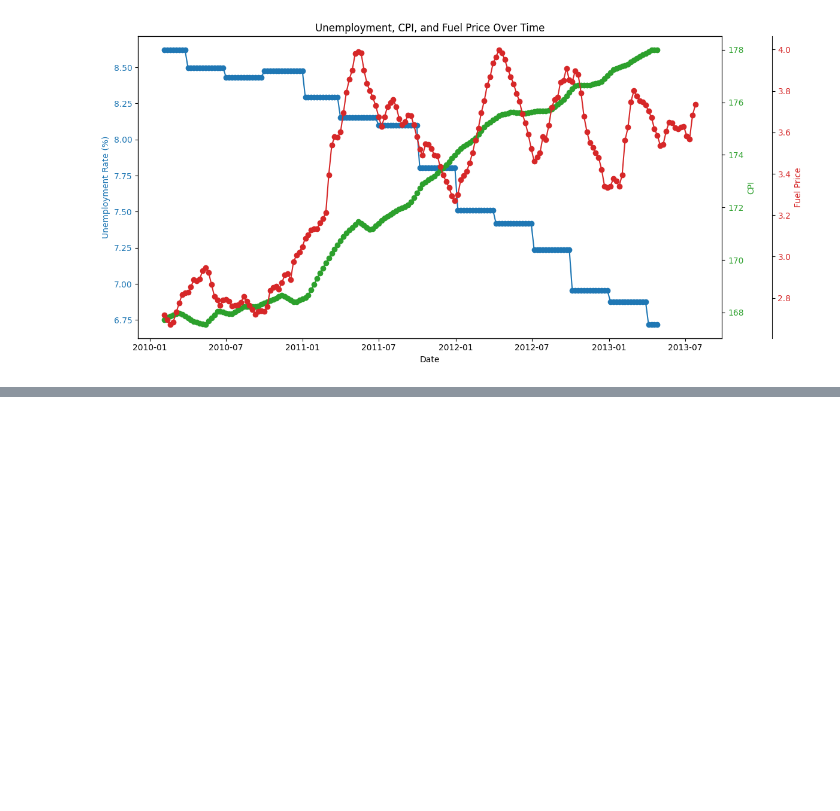
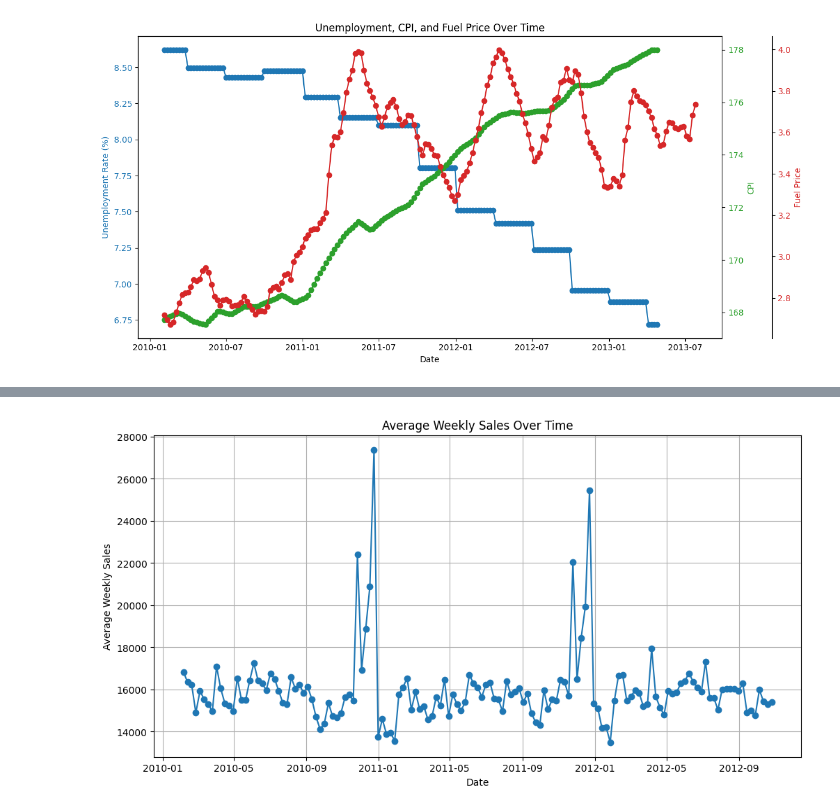
Before and after one commit to synapticsynergy/sales-forecasting-explore, a Jupyter notebook: experiments/observations/dataset_exploration.ipynb, the cells around one changed output, grey strips where cells are left out. Saved outputs shown, nothing was run; the diff lists cells and outputs as text; code cells hidden in the pictures; blank space fills up the shorter version.

```diff
--- a/experiments/observations/dataset_exploration.ipynb
+++ b/experiments/observations/dataset_exploration.ipynb
@@ -368,3 +368,8 @@ fig.tight_layout()
 plt.show()
 # %% [output]
 [figure]
+# %%
+# Convert the 'date' column to datetime if it's not already
+train_df['date'] = pd.to_datetime(train_df['date'])
+
+train_df.head()
@@ -370,0 +383,14 @@ plt.show()
+# %%
+# Group by 'date' and calculate the average weekly sales
+df_groupedby_sales = train_df.groupby('date')['weekly_sales'].mean().reset_index()
+
+# Plotting the data
+plt.figure(figsize=(12, 6))
+plt.plot(df_groupedby_sales['date'], df_groupedby_sales['weekly_sales'], marker='o', linestyle='-')
+plt.title('Average Weekly Sales Over Time')
+plt.xlabel('Date')
+plt.ylabel('Average Weekly Sales')
+plt.grid(True)
+plt.show()
+# %% [output]
+[figure, added]
```
Also changed, not shown: parts of 4 cells of this notebook, 1 other file.
